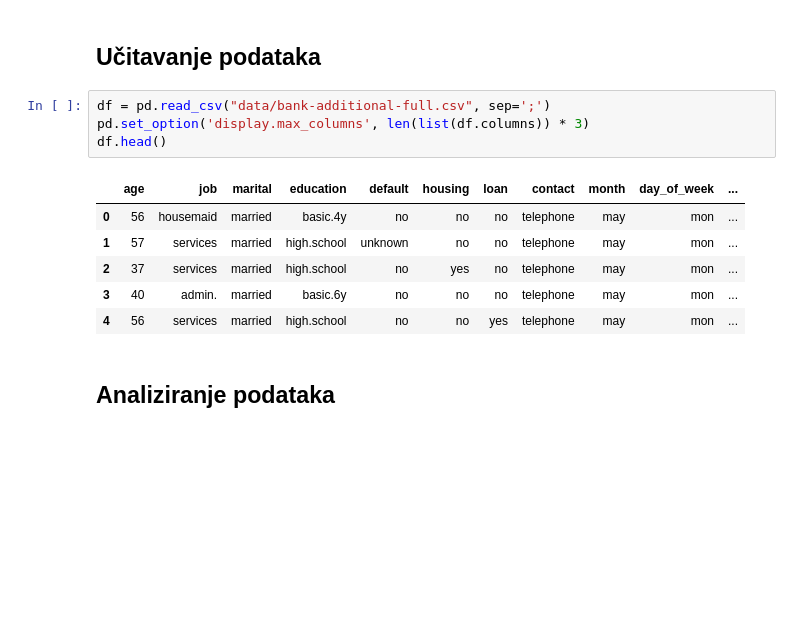
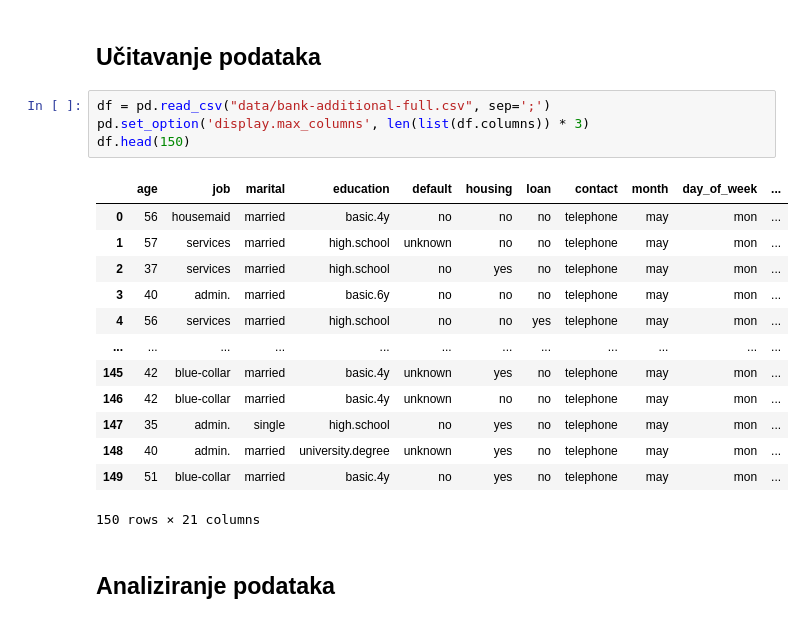
Before and after one commit to StevanGrujic/ML_Projekat1, a Jupyter notebook: projekat1.ipynb, the cells around one changed output. Drawn from its saved outputs; the diff is of its cells as text; blank space fills up the shorter version.

```diff
--- a/projekat1.ipynb
+++ b/projekat1.ipynb
@@ -27,14 +55,21 @@ from sklearn.feature_selection import chi2, SelectKBest, RFE
 # %%
 df = pd.read_csv("data/bank-additional-full.csv", sep=';')
 pd.set_option('display.max_columns', len(list(df.columns)) * 3)
-df.head()
+df.head(150)
 # %% [output]
 |  | age | job | marital | education | default | housing | loan | contact | month | day_of_week | ... |
 | 0 | 56 | housemaid | married | basic.4y | no | no | no | telephone | may | mon | ... |
 | 1 | 57 | services | married | high.school | unknown | no | no | telephone | may | mon | ... |
 | 2 | 37 | services | married | high.school | no | yes | no | telephone | may | mon | ... |
 | 3 | 40 | admin. | married | basic.6y | no | no | no | telephone | may | mon | ... |
 | 4 | 56 | services | married | high.school | no | no | yes | telephone | may | mon | ... |
+| ... | ... | ... | ... | ... | ... | ... | ... | ... | ... | ... | ... |
+| 145 | 42 | blue-collar | married | basic.4y | unknown | yes | no | telephone | may | mon | ... |
+| 146 | 42 | blue-collar | married | basic.4y | unknown | no | no | telephone | may | mon | ... |
+| 147 | 35 | admin. | single | high.school | no | yes | no | telephone | may | mon | ... |
+| 148 | 40 | admin. | married | university.degree | unknown | yes | no | telephone | may | mon | ... |
+| 149 | 51 | blue-collar | married | basic.4y | no | yes | no | telephone | may | mon | ... |
+150 rows × 21 columns
 # %% [markdown]
 ## Analiziranje podataka
 # %% [markdown]
```
Also changed, not shown: parts of 128 cells of this notebook, 1 other file.
